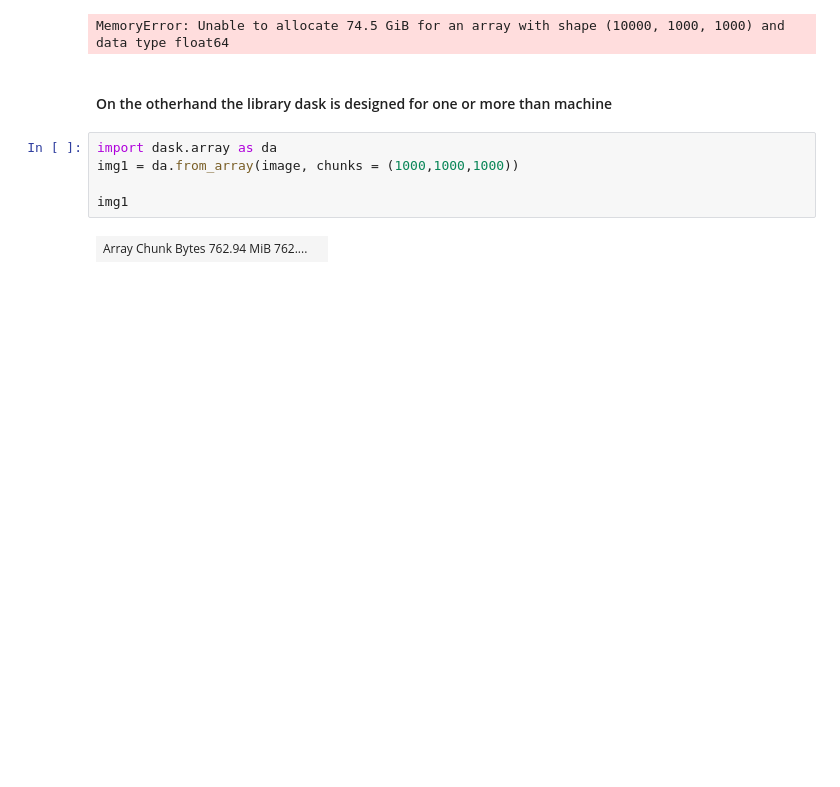
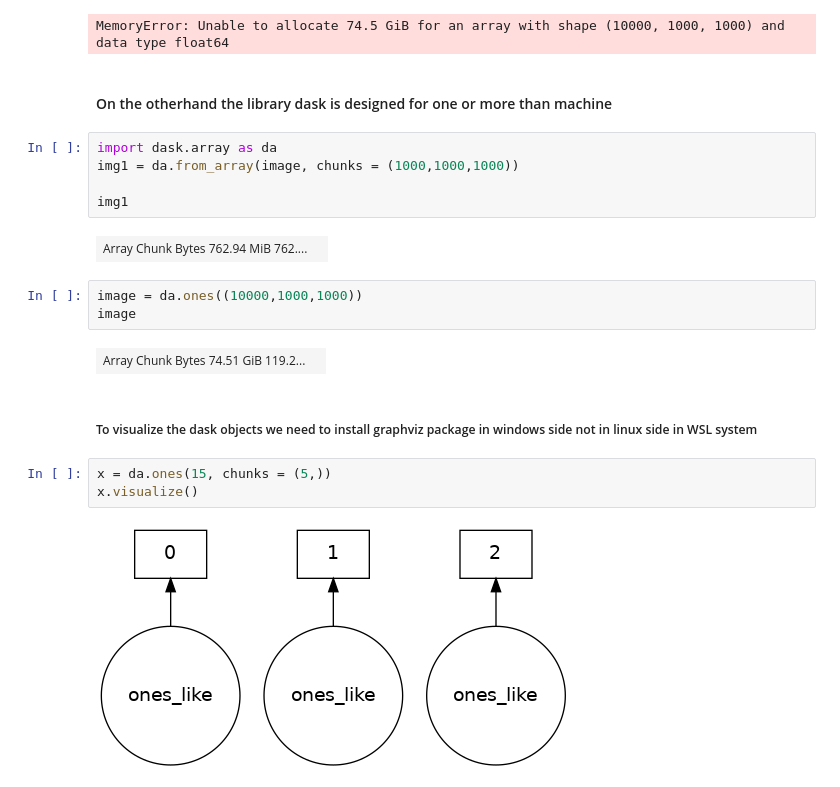
Before and after one commit to anupghosh-git/dask-work, a Jupyter notebook: dask-intro.ipynb, the cells around one changed output. Drawn from its saved outputs; the diff is of its cells as text; blank space fills up the shorter version.

Commit message:
dask chunks creation and visualization

```diff
--- a/dask-intro.ipynb
+++ b/dask-intro.ipynb
@@ -41,3 +41,15 @@ img1 = da.from_array(image, chunks = (1000,1000,1000))
 img1
 # %% [output]
 | Array Chunk Bytes 762.94 MiB 762.... |  |
+# %%
+image = da.ones((10000,1000,1000))
+image
+# %% [output]
+| Array Chunk Bytes 74.51 GiB 119.2... |  |
+# %% [markdown]
+##### To visualize the dask objects we need to install graphviz package in windows side not in linux side in WSL system
+# %%
+x = da.ones(15, chunks = (5,))
+x.visualize()
+# %% [output]
+[figure, added]
```
Also changed, not shown: parts of 2 cells of this notebook.
